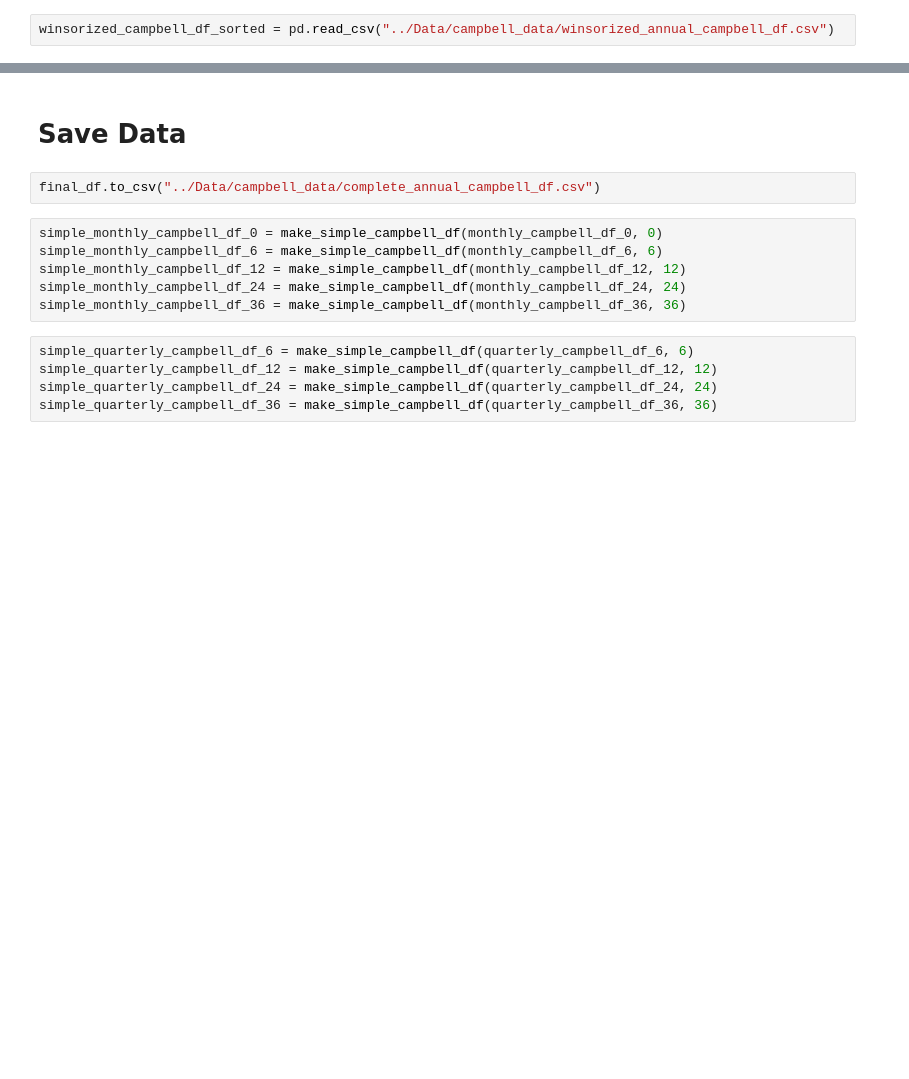
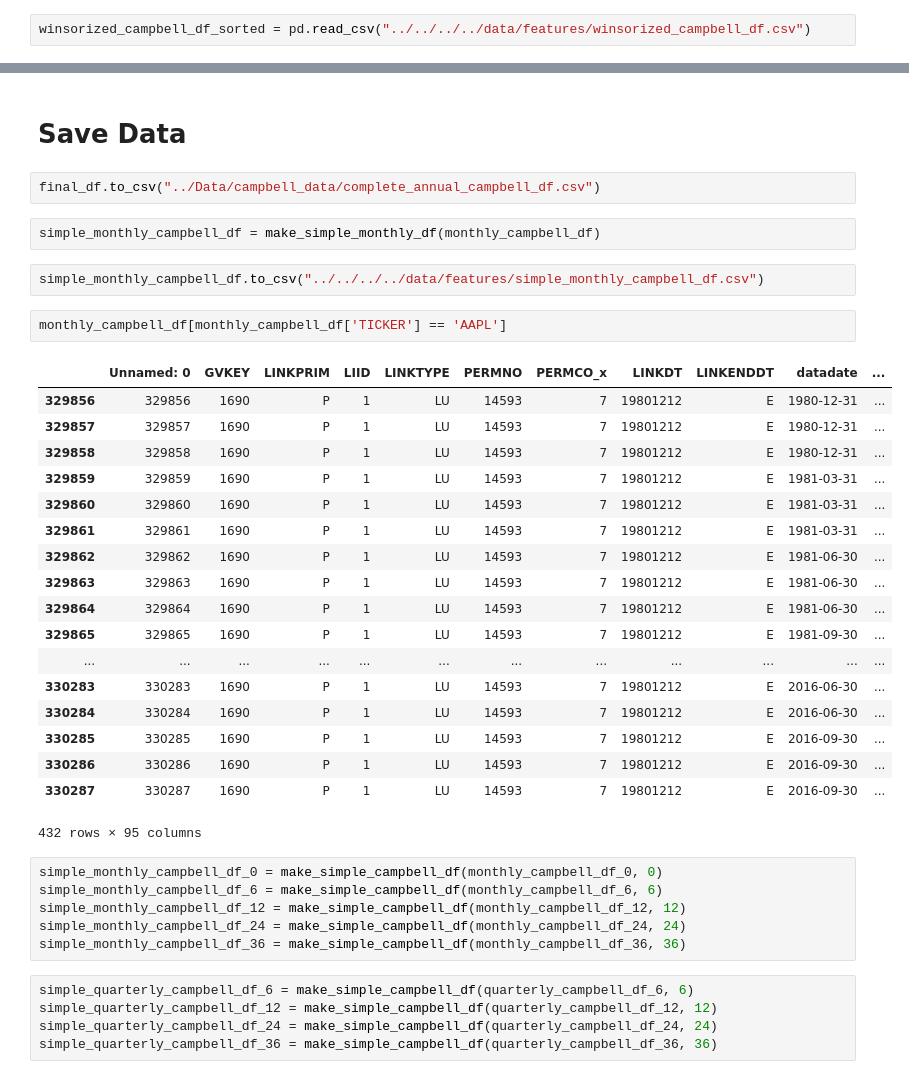
Before and after one commit to wentaoxu415/credit_prediction, a Jupyter notebook: code/bankruptcy/make_data/features/make_campbell_features.ipynb, the cells around one changed output, grey strips where cells are left out. Cells and saved outputs as stored; diff of their text form; blank space fills up the shorter version.

Commit message:
Update make_campbell_features notebook

```diff
--- a/code/bankruptcy/make_data/features/make_campbell_features.ipynb
+++ b/code/bankruptcy/make_data/features/make_campbell_features.ipynb
@@ -443,4 +466,4 @@ winsorized_campbell_df_sorted.to_csv("../Data/campbell_data/winsorized_annual_ca
 # %%
-winsorized_campbell_df_sorted = pd.read_csv("../Data/campbell_data/winsorized_annual_campbell_df.csv")
+winsorized_campbell_df_sorted = pd.read_csv("../../../../data/features/winsorized_campbell_df.csv")
 # %% [markdown]
 # Filter Data
@@ -538,6 +545,31 @@ annual_campbell_df[annual_campbell_df['PERMNO'] == 58879]
 # Save Data
 # %%
 final_df.to_csv("../Data/campbell_data/complete_annual_campbell_df.csv")
+# %%
+simple_monthly_campbell_df = make_simple_monthly_df(monthly_campbell_df)
+# %%
+simple_monthly_campbell_df.to_csv("../../../../data/features/simple_monthly_campbell_df.csv")
+# %%
+monthly_campbell_df[monthly_campbell_df['TICKER'] == 'AAPL']
+# %% [output]
+|  | Unnamed: 0 | GVKEY | LINKPRIM | LIID | LINKTYPE | PERMNO | PERMCO_x | LINKDT | LINKENDDT | datadate | ... |
+| 329856 | 329856 | 1690 | P | 1 | LU | 14593 | 7 | 19801212 | E | 1980-12-31 | ... |
+| 329857 | 329857 | 1690 | P | 1 | LU | 14593 | 7 | 19801212 | E | 1980-12-31 | ... |
+| 329858 | 329858 | 1690 | P | 1 | LU | 14593 | 7 | 19801212 | E | 1980-12-31 | ... |
+| 329859 | 329859 | 1690 | P | 1 | LU | 14593 | 7 | 19801212 | E | 1981-03-31 | ... |
+| 329860 | 329860 | 1690 | P | 1 | LU | 14593 | 7 | 19801212 | E | 1981-03-31 | ... |
+| 329861 | 329861 | 1690 | P | 1 | LU | 14593 | 7 | 19801212 | E | 1981-03-31 | ... |
+| 329862 | 329862 | 1690 | P | 1 | LU | 14593 | 7 | 19801212 | E | 1981-06-30 | ... |
+| 329863 | 329863 | 1690 | P | 1 | LU | 14593 | 7 | 19801212 | E | 1981-06-30 | ... |
+| 329864 | 329864 | 1690 | P | 1 | LU | 14593 | 7 | 19801212 | E | 1981-06-30 | ... |
+| 329865 | 329865 | 1690 | P | 1 | LU | 14593 | 7 | 19801212 | E | 1981-09-30 | ... |
+| ... | ... | ... | ... | ... | ... | ... | ... | ... | ... | ... | ... |
+| 330283 | 330283 | 1690 | P | 1 | LU | 14593 | 7 | 19801212 | E | 2016-06-30 | ... |
+| 330284 | 330284 | 1690 | P | 1 | LU | 14593 | 7 | 19801212 | E | 2016-06-30 | ... |
+| 330285 | 330285 | 1690 | P | 1 | LU | 14593 | 7 | 19801212 | E | 2016-09-30 | ... |
+| 330286 | 330286 | 1690 | P | 1 | LU | 14593 | 7 | 19801212 | E | 2016-09-30 | ... |
+| 330287 | 330287 | 1690 | P | 1 | LU | 14593 | 7 | 19801212 | E | 2016-09-30 | ... |
+432 rows × 95 columns
 # %%
 simple_monthly_campbell_df_0 = make_simple_campbell_df(monthly_campbell_df_0, 0)
 simple_monthly_campbell_df_6 = make_simple_campbell_df(monthly_campbell_df_6, 6)
```
Also changed, not shown: parts of 9 cells of this notebook.
